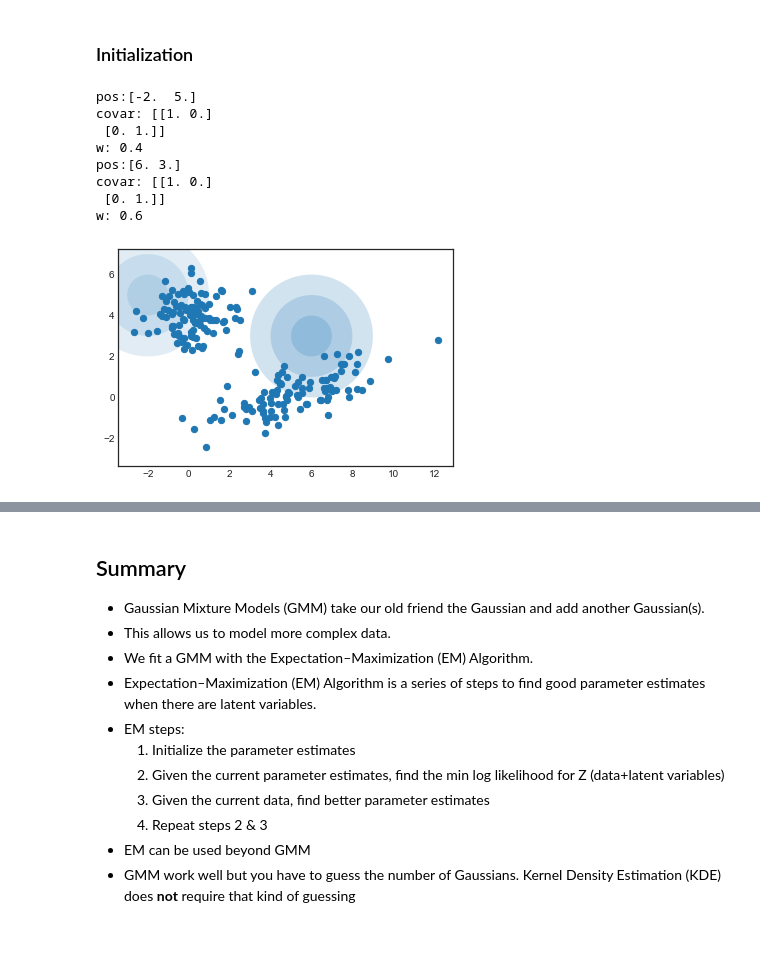
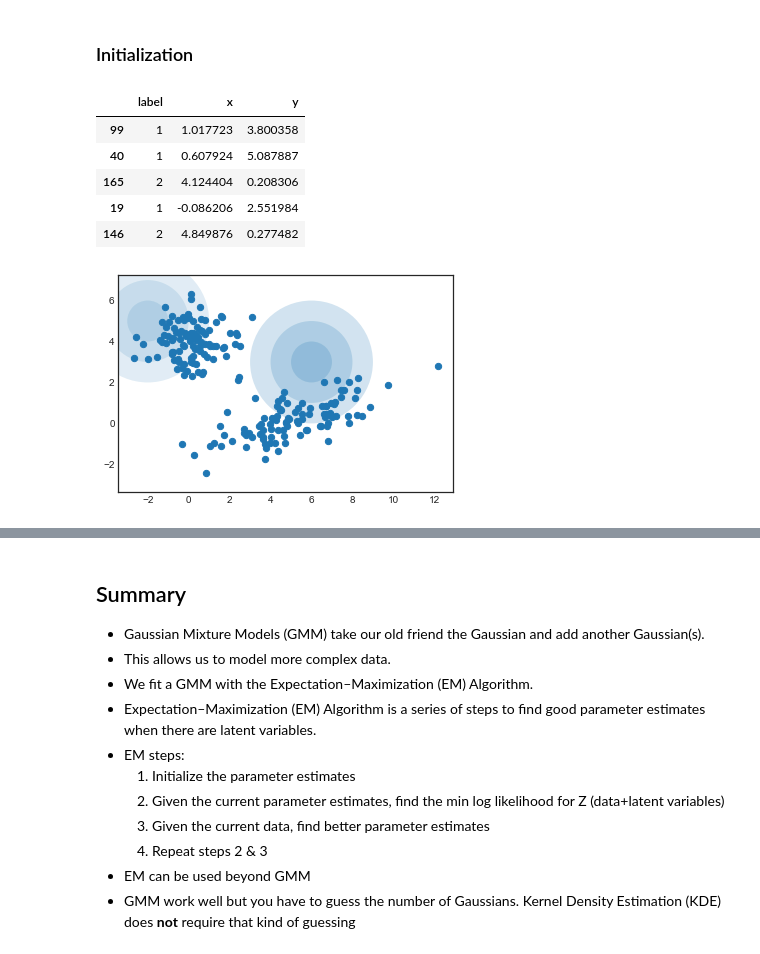
Before and after one commit to leandroohf/GMM, a Jupyter notebook: intro_to_gmm_&_em.ipynb, the cells around one changed output, grey strips where cells are left out. Drawn from its saved outputs; the diff is of its cells as text; code cells hidden in the pictures.

```diff
--- a/intro_to_gmm_&_em.ipynb
+++ b/intro_to_gmm_&_em.ipynb
@@ -218,11 +218,18 @@ import matplotlib.pyplot as plt
 import numpy as np
 import seaborn as sns
 
+from sys import maxsize
+
+maxint = maxsize
+
 sns.set_style("white")
 
 from IPython.core.interactiveshell import InteractiveShell
 InteractiveShell.ast_node_interactivity = "all"
 
+import warnings
+warnings.filterwarnings('ignore')
+
 %matplotlib inline
 # %%
 from matplotlib.patches import Ellipse
@@ -245,10 +252,10 @@ def draw_ellipse(position, covariance, ax=None, **kwargs):
         ax.add_patch(Ellipse(position, nsig * width, nsig * height,
                              angle, **kwargs))
 
-def plot_gmm(gmm, X, label=False, ax=None):
+def plot_gmm(gmm, X, label=[], ax=None):
     ax = ax or plt.gca()
 
-    if label:
+    if len(label) > 0:
         labels = label
         ax.scatter(X[:, 0], X[:, 1], c=labels, s=40, cmap='viridis', zorder=2)
     else:
@@ -261,9 +268,9 @@ def plot_gmm(gmm, X, label=False, ax=None):
         pos = param['mu']
         covar = param['Covar']
         w = param['w']
-        print('pos:{}'.format(pos))
-        print('covar: {}'.format(covar))
-        print('w: {}'.format(w))
+#         print('pos:{}'.format(pos))
+#         print('covar: {}'.format(covar))
+#         print('w: {}'.format(w))
 
         draw_ellipse(pos, covar, alpha=w * w_factor)
 # %%
@@ -288,22 +295,28 @@ plt.scatter(df['x'], df['y'], 24, c=df['label'])
 # %%
 guess = [{ 'mu': np.asarray([-2.0,5.0]),
           'Covar': np.asarray([ [1.0, 0], [0, 1.0] ]),
           'w': 0.4 },
           {'mu': np.asarray([6.0,3.0]),
           'Covar': np.asarray([ [1.0, 0], [0, 1.0] ]),
           'w': 0.6}]
 
-labels = df.label
+
+# loop until parameters converge
+shift = maxint
+epsilon = 0.01
+iters = 0
+df_copy = df.copy()
+
+df_copy.sample(5).head(5)
+
+labels = df_copy.label
 X = df[['x','y']].values
-
 plot_gmm(guess, X)
 # %% [output]
-pos:[-2.  5.]
-covar: [[1. 0.]
- [0. 1.]]
-w: 0.4
-pos:[6. 3.]
-covar: [[1. 0.]
- [0. 1.]]
-w: 0.6
+|  | label | x | y |
+| 99 | 1 | 1.017723 | 3.800358 |
+| 40 | 1 | 0.607924 | 5.087887 |
+| 165 | 2 | 4.124404 | 0.208306 |
+| 19 | 1 | -0.086206 | 2.551984 |
+| 146 | 2 | 4.849876 | 0.277482 |
 [figure]
```
Also changed, not shown: parts of 29 cells of this notebook.
